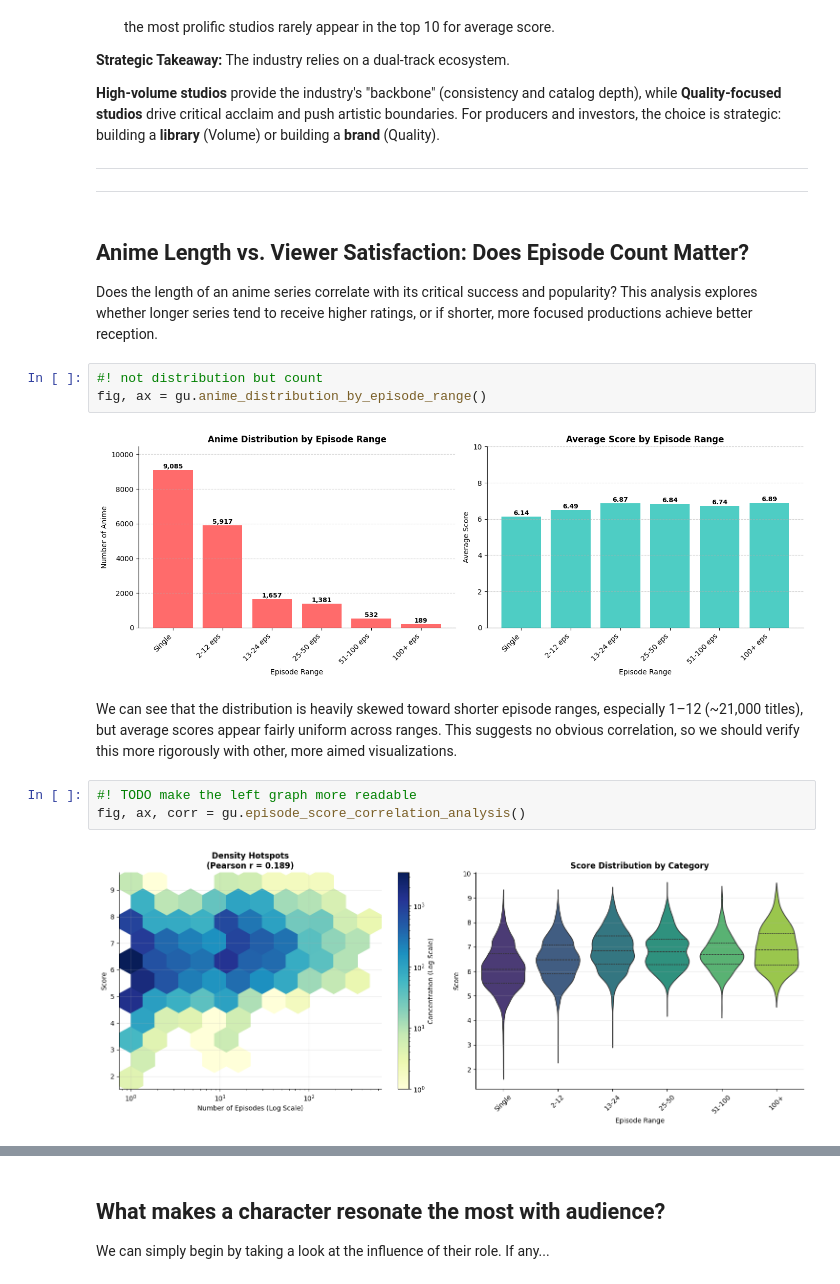
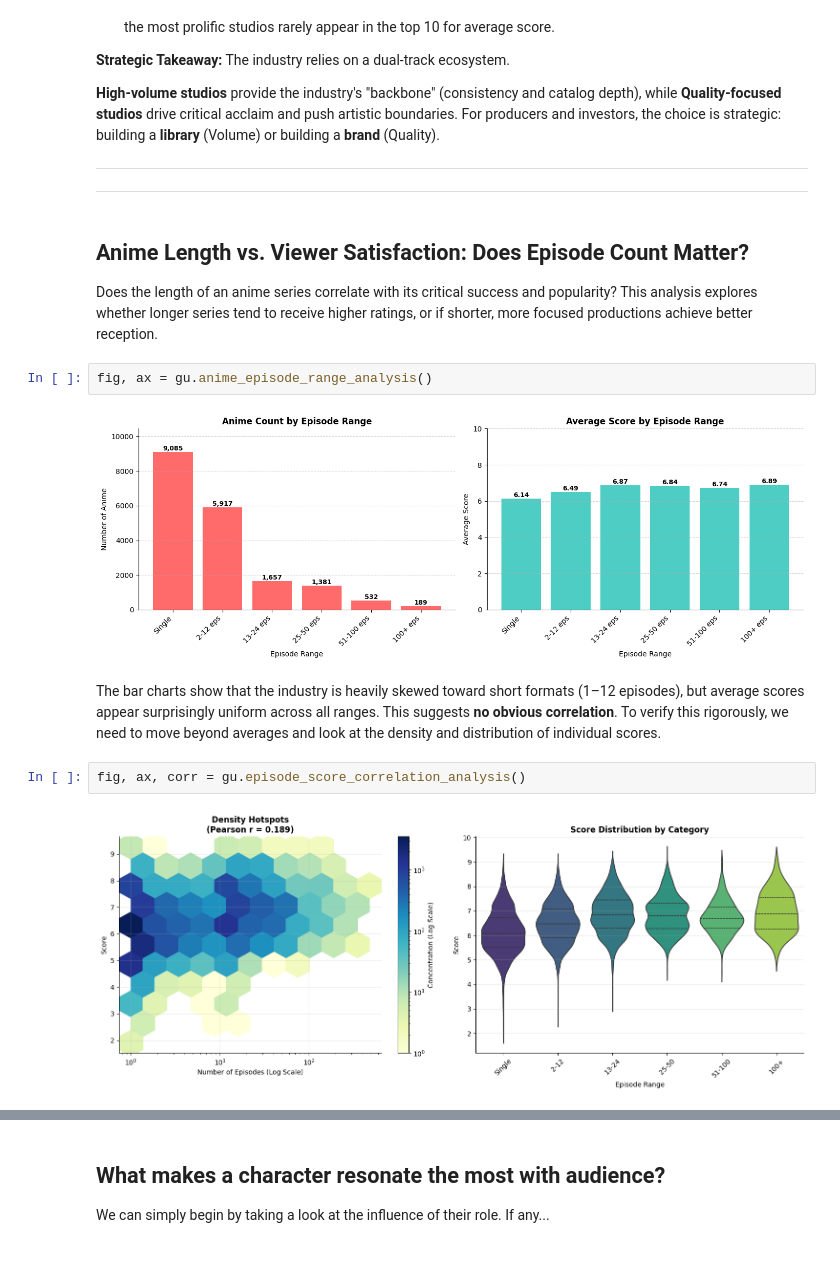
Before and after one commit to FrancoAseglio/Adam_Aseglio_Bertola_HCI, a Jupyter notebook: notebooks/data_viz.ipynb, the cells around one changed output, grey strips where cells are left out. Cells and saved outputs as stored; diff of their text form.

```diff
--- a/notebooks/data_viz.ipynb
+++ b/notebooks/data_viz.ipynb
@@ -149,16 +143,16 @@ For producers and investors, the choice is strategic: building a **library** (Vo
 # %% [markdown]
 ## Anime Length vs. Viewer Satisfaction: Does Episode Count Matter?
 
-Does the length of an anime series correlate with its critical success and popularity? This analysis explores whether longer series tend to receive higher ratings, or if shorter, more focused productions achieve better reception.
+Does the length of an anime series correlate with its critical success and popularity?
+This analysis explores whether longer series tend to receive higher ratings, or if shorter, more focused productions achieve better reception.
 # %%
-#! not distribution but count
-fig, ax = gu.anime_distribution_by_episode_range()
+fig, ax = gu.anime_episode_range_analysis()
 # %% [output]
-[figure, old version]
+[figure, new version]
 # %% [markdown]
-We can see that the distribution is heavily skewed toward shorter episode ranges, especially 1–12 (~21,000 titles), but average scores appear fairly uniform across ranges. This suggests no obvious correlation, so we should verify this more rigorously with other, more aimed visualizations.
+The bar charts show that the industry is heavily skewed toward short formats (1–12 episodes), but average scores appear surprisingly uniform across all ranges.
+This suggests **no obvious correlation**. To verify this rigorously, we need to move beyond averages and look at the density and distribution of individual scores.
 # %%
-#! TODO make the left graph more readable
 fig, ax, corr = gu.episode_score_correlation_analysis()
 # %% [output]
 [figure]
```
Also changed, not shown: parts of 12 cells of this notebook.
